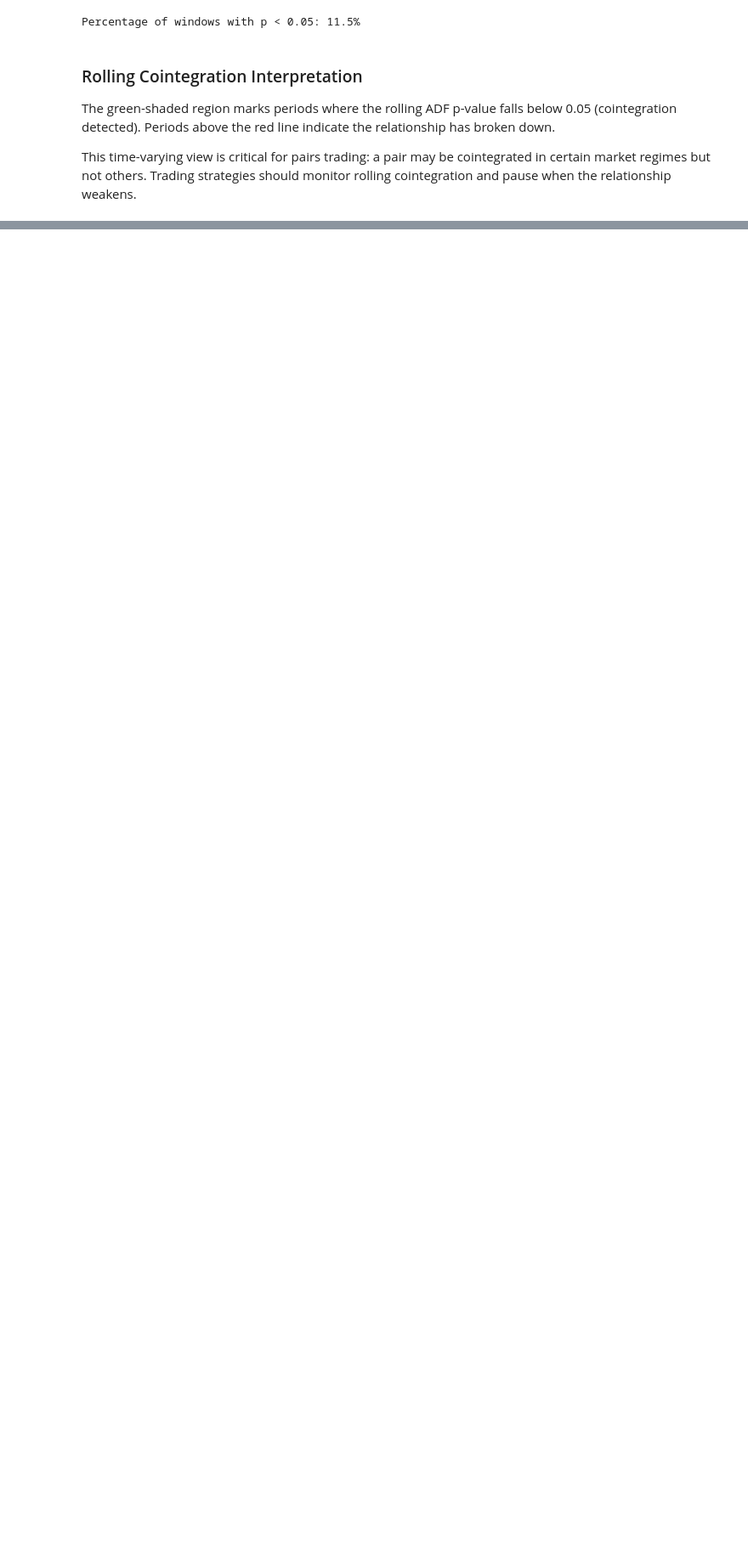
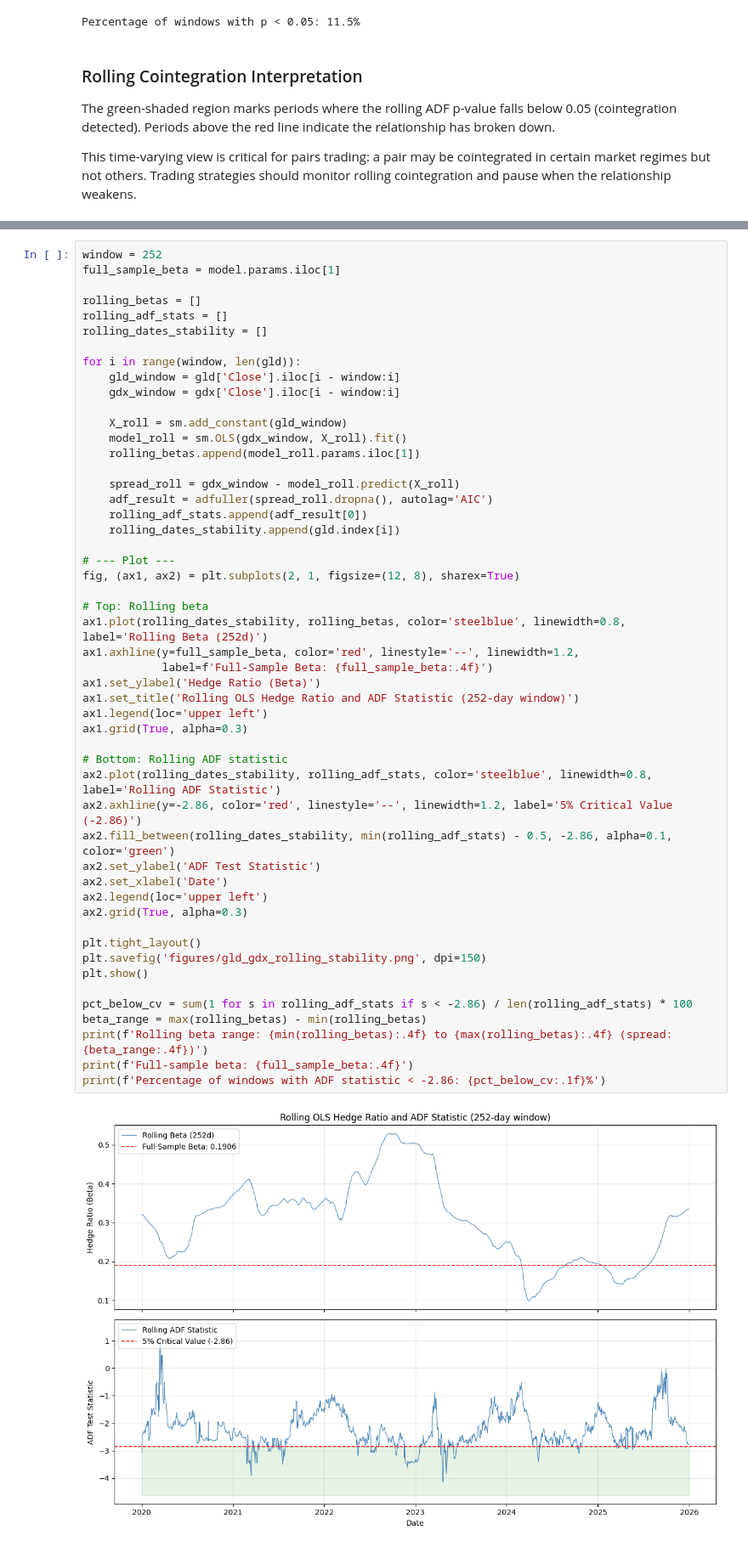
Before and after one commit to cee-emm-cee/financial-ts-models, a Jupyter notebook: notebooks/04_cointegration.ipynb, the cells around one changed output, grey strips where cells are left out. Shown at 85% size. Saved outputs shown, nothing was run; the diff lists cells and outputs as text; blank space fills up the shorter version.

```diff
--- a/notebooks/04_cointegration.ipynb
+++ b/notebooks/04_cointegration.ipynb
@@ -196,0 +200,53 @@ This time-varying view is critical for pairs trading: a pair may be cointegrated
+# %%
+window = 252
+full_sample_beta = model.params.iloc[1]
+
+rolling_betas = []
+rolling_adf_stats = []
+rolling_dates_stability = []
+
+for i in range(window, len(gld)):
+    gld_window = gld['Close'].iloc[i - window:i]
+    gdx_window = gdx['Close'].iloc[i - window:i]
+
+    X_roll = sm.add_constant(gld_window)
+    model_roll = sm.OLS(gdx_window, X_roll).fit()
+    rolling_betas.append(model_roll.params.iloc[1])
+
+    spread_roll = gdx_window - model_roll.predict(X_roll)
+    adf_result = adfuller(spread_roll.dropna(), autolag='AIC')
+    rolling_adf_stats.append(adf_result[0])
+    rolling_dates_stability.append(gld.index[i])
+
+# --- Plot ---
+fig, (ax1, ax2) = plt.subplots(2, 1, figsize=(12, 8), sharex=True)
+
+# Top: Rolling beta
+ax1.plot(rolling_dates_stability, rolling_betas, color='steelblue', linewidth=0.8, label='Rolling Beta (252d)')
+ax1.axhline(y=full_sample_beta, color='red', linestyle='--', linewidth=1.2,
+            label=f'Full-Sample Beta: {full_sample_beta:.4f}')
+ax1.set_ylabel('Hedge Ratio (Beta)')
+ax1.set_title('Rolling OLS Hedge Ratio and ADF Statistic (252-day window)')
+ax1.legend(loc='upper left')
+ax1.grid(True, alpha=0.3)
+
+# Bottom: Rolling ADF statistic
+ax2.plot(rolling_dates_stability, rolling_adf_stats, color='steelblue', linewidth=0.8, label='Rolling ADF Statistic')
+ax2.axhline(y=-2.86, color='red', linestyle='--', linewidth=1.2, label='5% Critical Value (-2.86)')
+ax2.fill_between(rolling_dates_stability, min(rolling_adf_stats) - 0.5, -2.86, alpha=0.1, color='green')
+ax2.set_ylabel('ADF Test Statistic')
+ax2.set_xlabel('Date')
+ax2.legend(loc='upper left')
+ax2.grid(True, alpha=0.3)
+
+plt.tight_layout()
+plt.savefig('figures/gld_gdx_rolling_stability.png', dpi=150)
+plt.show()
+
+pct_below_cv = sum(1 for s in rolling_adf_stats if s < -2.86) / len(rolling_adf_stats) * 100
+beta_range = max(rolling_betas) - min(rolling_betas)
+print(f'Rolling beta range: {min(rolling_betas):.4f} to {max(rolling_betas):.4f} (spread: {beta_range:.4f})')
+print(f'Full-sample beta: {full_sample_beta:.4f}')
+print(f'Percentage of windows with ADF statistic < -2.86: {pct_below_cv:.1f}%')
+# %% [output]
+[figure, added]
```
Also changed, not shown: parts of 3 cells of this notebook, 1 other file.
